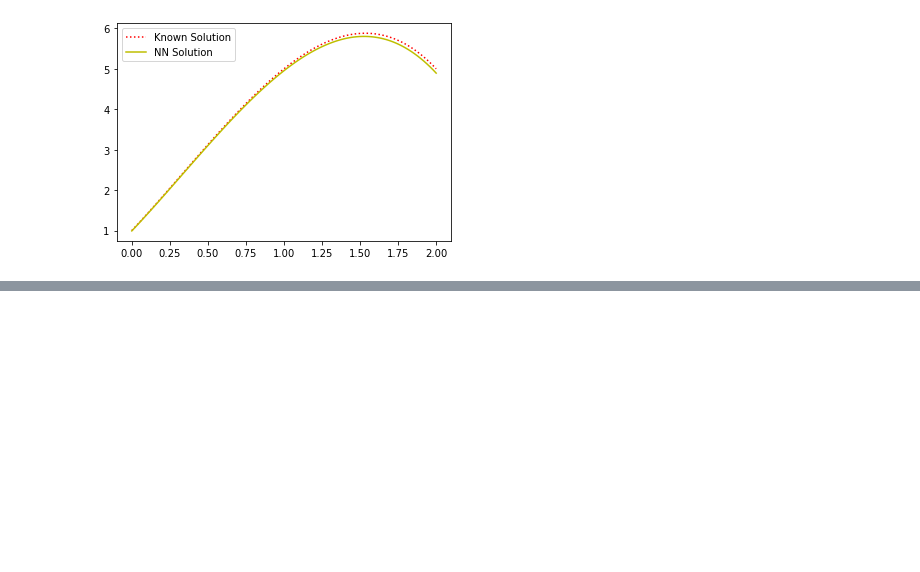
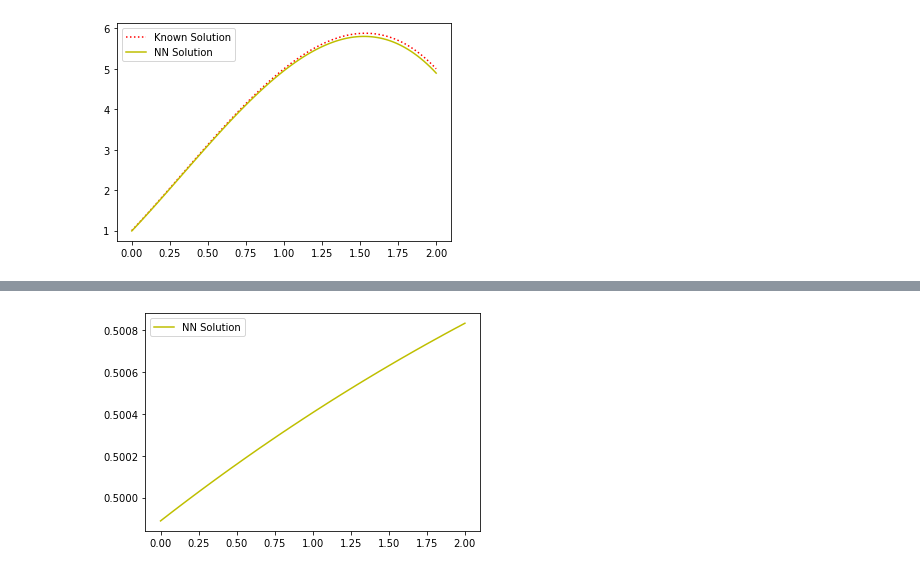
Before and after one commit to msaad1311/Julia-Programming, a Jupyter notebook: PDEs/Untitled.ipynb, the cells around one changed output, grey strips where cells are left out. Saved outputs shown, nothing was run; the diff lists cells and outputs as text; code cells hidden in the pictures; blank space fills up the shorter version.

```diff
--- a/PDEs/Untitled.ipynb
+++ b/PDEs/Untitled.ipynb
@@ -156,3 +212,13 @@ plt.show()
+# %%
+nn_out = model3(t_train)
+# %%
+# plt.plot(t_train,known,'r:',label='Known Solution')
+plt.plot(t_train,nn_out,'y-',label='NN Solution')
+plt.legend()
+# plt.savefig('Results_2ndODE.png')
+plt.show()
+# %% [output]
+[figure, added]
 # %%
 plt.plot(losses)
 # %% [output]
```
Also changed, not shown: parts of 9 cells of this notebook.
